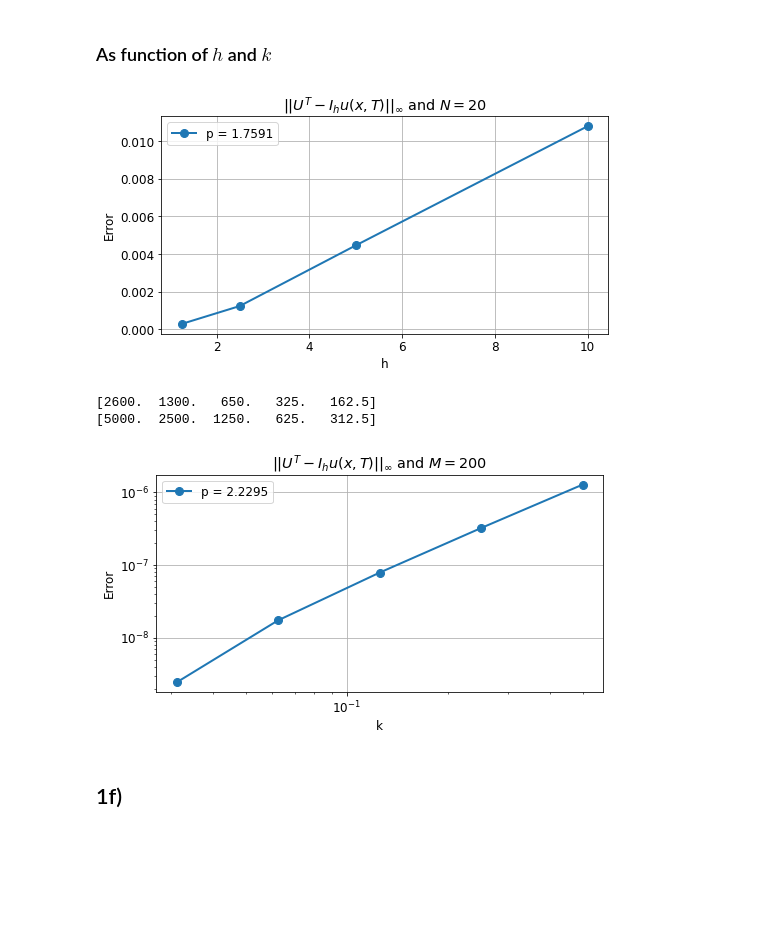
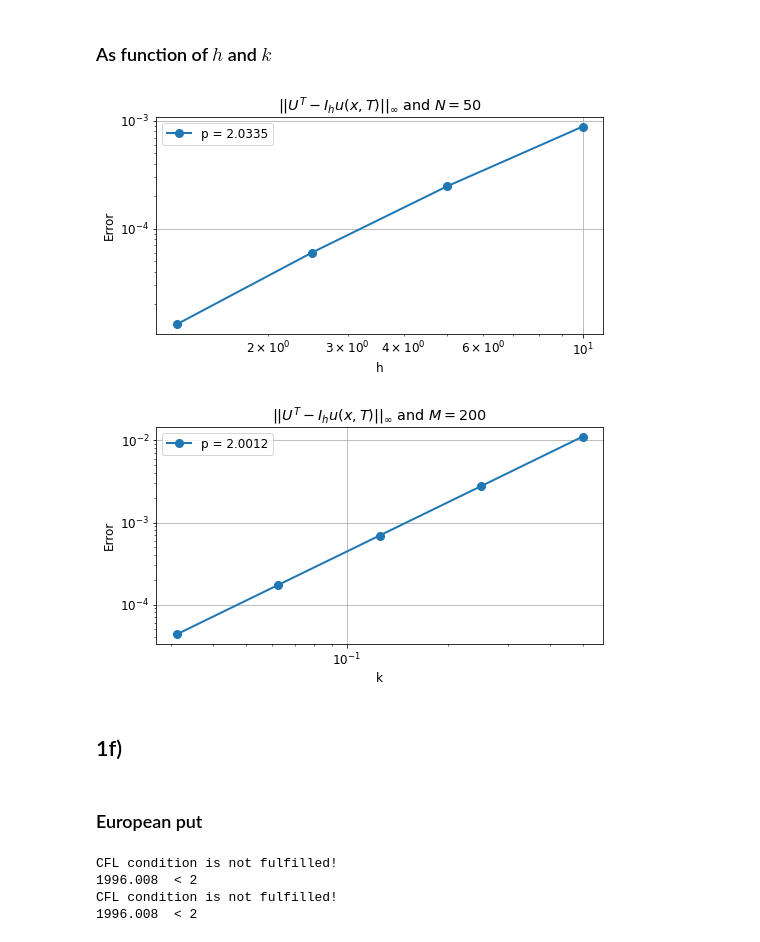
Before and after one commit to aledha/TMA4212-NumDiffDiff, a Jupyter notebook: Exercise 3/Ex 3.ipynb, the cells around one changed output. Drawn from its saved outputs; the diff is of its cells as text; code cells hidden in the pictures; blank space fills up the shorter version.

```diff
--- a/Exercise 3/Ex 3.ipynb
+++ b/Exercise 3/Ex 3.ipynb
@@ -65,8 +75,8 @@ def CN(g, f, BCs, params, M, N, R, T):
     beta = r * k / (4*h)
     gamma = c * k / 2
 
-    # Print the stepsizes, and r=k/h^2.
-    #print('h={:.4f}, k={:.4f}'.format(h,k))
+    # Check cfl-condition
+    cfl(k, sigma, M, c, r)
 
     U = np.zeros((M+1,N+1))    # Array to store the solution, boundaries included.
     x = np.linspace(0,R,M+1)   # Gridpoints on the x-axis
@@ -87,7 +97,6 @@ def CN(g, f, BCs, params, M, N, R, T):
     A = np.eye(M-1) + C
     B = np.eye(M-1) - C
 
-
     # Constructing p and q
     p = np.zeros(M-1)
     q = np.zeros(M-1)
@@ -200,10 +216,10 @@ def u_exact(x, t):
 def u0(x):
     return x**2
 # %%
-sigma = 0.5
-r = 0.2
-c = 0.5
-K = 10
+sigma = 0.01
+r = 0.00001
+c = 0.3
+K = 50
 params = [sigma, r, c, K]
 
 T = 0.1
@@ -271,10 +287,10 @@ numpoints = 6
 Ms = 2**(np.arange(2, numpoints + 2))
 hs = R / Ms
 
-sigma = 0.1
-r = 0.2
-c = 0.5
-K = 10
+sigma = 0.01
+r = 0.00001
+c = 0.3
+K = 50
 params = [sigma, r, c, K]
 
 def f(x, t):
@@ -329,10 +345,10 @@ def u2_exact(x, t):
 def u2_0(x):
     return np.sin(np.pi * x / R)
 # %%
-sigma = 0.5
-r = 0.01
-c = 0.03
-K = 10
+sigma = 0.001
+r = 0.000001
+c = 0.3
+K = 50
 params = [sigma, r, c, K]
 
 T = 5
@@ -372,49 +382,47 @@ plt.plot(x, U[:,-1] - u2_exact(xx, tt)[:,-1])
 # %%
 T = 0.5
 R = 40
-N = 20
+N = 50
 Ns = np.array([N])
 numpoints = 4
 Ms = 2**(np.arange(2, numpoints + 2))
 hs = R / Ms
 
 k = T/N
 
-
-
-sigma = 0.1
-r = 0.2
-c = 0.5
-K = 10
+sigma = 0.2
+r = 0.01
+c = 0.3
+K = 50
 params = [sigma, r, c, K]
 
 def f(x, t):
     #return 3 * (1 + t**3) * x[1:-1]**3 * (t**2/(1 + t**3) - sigma**2 + r + c/3)
     return np.sin(np.pi * x[1:-1] / R) * np.exp(-t) * (-1 + (np.pi * sigma * x[1:-1] / R)**2 / 2 + c) \
         + (r * x[1:-1] * np.pi / R) * np.cos(np.pi * x[1:-1] / R) * np.exp(-t)
 
 def boundary(t):
     BC0 = 0 * t
     BCR = 0 * t
     BCs = [BC0, BCR]
     return BCs
 
-#error_h = error_analysis(u2_0, u2_exact, Ms, Ns, R, T, crank_modified_again, params)
+
 error_h = error_analysis(u2_0, f, boundary, u2_exact, params, Ms, Ns, R, T)
 
 order = np.polyfit(np.log(hs),np.log(error_h), 1)[0]
 
 
 
 plt.figure(0)
-plt.plot(hs, error_h, '-o', label = 'p = {:.4f}'.format(order))
+plt.loglog(hs, error_h, '-o', label = 'p = {:.4f}'.format(order))
 plt.xlabel('h')
 plt.ylabel('Error')
 plt.title(r'$||U^T-I_hu(x,T)||_\infty$ and ' + rf'$N={N}$')
 plt.legend()
 plt.show()
 # %% [output]
-[figure, old version]
+[figure, new version]
 # %%
 T = 1
 R = 40
@@ -425,18 +433,15 @@ Ms = np.array([M])
 ks = T / Ns
 h = R/M
 
-sigma = 0.1
-r = 0.2
-c = 10000
-K = 10
+
+sigma = 0.004
+r = 0.00001
+c = 0.3
+K = 50
 params = [sigma, r, c, K]
 
 error_k = error_analysis(u2_0, f, boundary, u2_exact, params, Ms, Ns, R, T)
 order = np.polyfit(np.log(ks),np.log(error_k), 1)[0]
-
-cfl = ks/2 * (sigma**2 / h**2 * R**2 + c)
-print(cfl)
-print(ks*c)
 
 plt.figure(0)
 plt.loglog(ks, error_k, '-o', label = 'p = {:.4f}'.format(order))
@@ -446,9 +451,7 @@ plt.title(r'$||U^T-I_hu(x,T)||_\infty$ and ' + rf'$M={M}$')
 plt.legend()
 plt.show()
 # %% [output]
-[2600.  1300.   650.   325.   162.5]
-[5000.  2500.  1250.   625.   312.5]
-[figure, old version]
+[figure, new version]
 # %% [markdown]
 ## 1f)
 # %%
@@ -482,11 +485,18 @@ def EP_BC(M, N, R, T, init, K):
 
     x, t, U = CN(g, f, BCs, params, M, N, R, T)
     return x[:int(K*M/R * 2)], t, U[:int(K*M/R * 2), -1]
+# %% [markdown]
+### European put
 # %%
 # Grid parameters
 T = 2
 R = 80
-M = 2000
-N = 2000
+M_large = 1000
+N_large = 1000
 K = 10
-x, t, U_refined = EP_BC(M, N, R, T, 'EP', K)
+x_refined, t, U_refined = EP_BC(M_large, N_large, R, T, 'EP', K)
+# %% [output]
+CFL condition is not fulfilled!
+1996.008  < 2
+CFL condition is not fulfilled!
+1996.008  < 2
```
Also changed, not shown: parts of 18 cells of this notebook.
